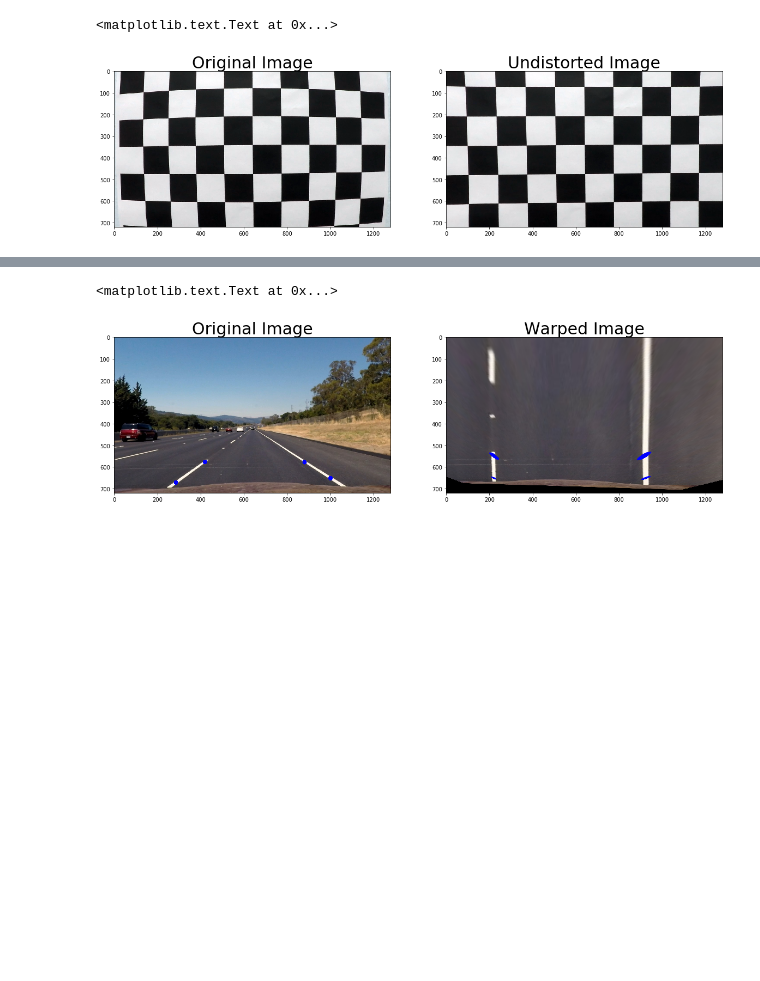
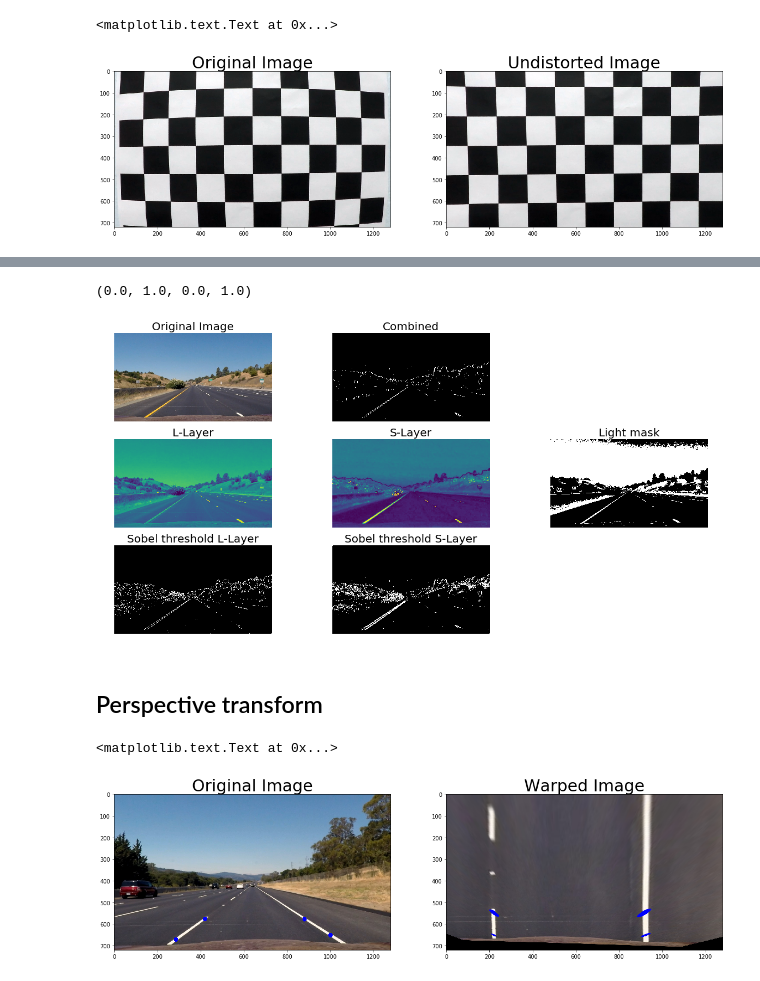
Before and after one commit to kaiulrich/kulrich_CarND-Advanced-Lane-Lines, a Jupyter notebook: Camera Calibration and Undistorting.ipynb, the cells around one changed output, grey strips where cells are left out. Cells and saved outputs as stored; diff of their text form; code cells hidden in the pictures; blank space fills up the shorter version.

```diff
--- a/Camera Calibration and Undistorting.ipynb
+++ b/Camera Calibration and Undistorting.ipynb
@@ -144,2 +196,57 @@ ax2.set_title('Undistorted Image', fontsize=30)
+# %%
+# Test undistortion on an image
+img = cv2.cvtColor(cv2.imread ('test_images/straight_lines1.jpg'), cv2.COLOR_BGR2RGB)
+
+S, L = get_S_L(img)
+lm = light_mask(L, S)
+
+# Choose a Sobel kernel size
+ksize = 3 # Choose a larger odd number to smooth gradient measurements
+
+# Apply each of the thresholding functions
+gradx_l = abs_sobel_thresholding(L, orient='x', sobel_kernel=ksize, thresh=(25, 100))
+gradx_s = abs_sobel_thresholding(S, orient='x', sobel_kernel=ksize, thresh=(10, 100))
+
+# Do camera calibration given object points and image points
+combined = get_binary_image(img)
+
+f, ((ax11, ax12, ax13), (ax21, ax22, ax23), (ax31, ax32, ax33))= plt.subplots(3, 3, figsize=(20,10))
+
+ax11.set_title('Original Image', fontsize=20)
+ax11.axis('off')
+ax11.imshow(img)
+
+ax12.set_title('Combined', fontsize=20)
+ax12.axis('off')
+ax12.imshow(combined, cmap='gray')
+
+ax13.axis('off')
+
+ax21.set_title('L-Layer', fontsize=20)
+ax21.axis('off')
+ax21.imshow(L)
+
+ax22.set_title('S-Layer', fontsize=20)
+ax22.axis('off')
+ax22.imshow(S)
+
+ax23.set_title('Light mask', fontsize=20)
+ax23.axis('off')
+ax23.imshow(lm, cmap='gray')
+
+ax31.set_title('Sobel threshold L-Layer', fontsize=20)
+ax31.axis('off')
+ax31.imshow(gradx_l, cmap='gray')
+
+ax32.set_title('Sobel threshold S-Layer', fontsize=20)
+ax32.axis('off')
+ax32.imshow(gradx_s, cmap='gray')
+
+ax33.axis('off')
+# %% [output]
+(0.0, 1.0, 0.0, 1.0)
+[figure, added]
+# %% [markdown]
+## Perspective transform
 # %%
 # determine perspective transform matrix
```
Also changed, not shown: parts of 8 cells of this notebook.
